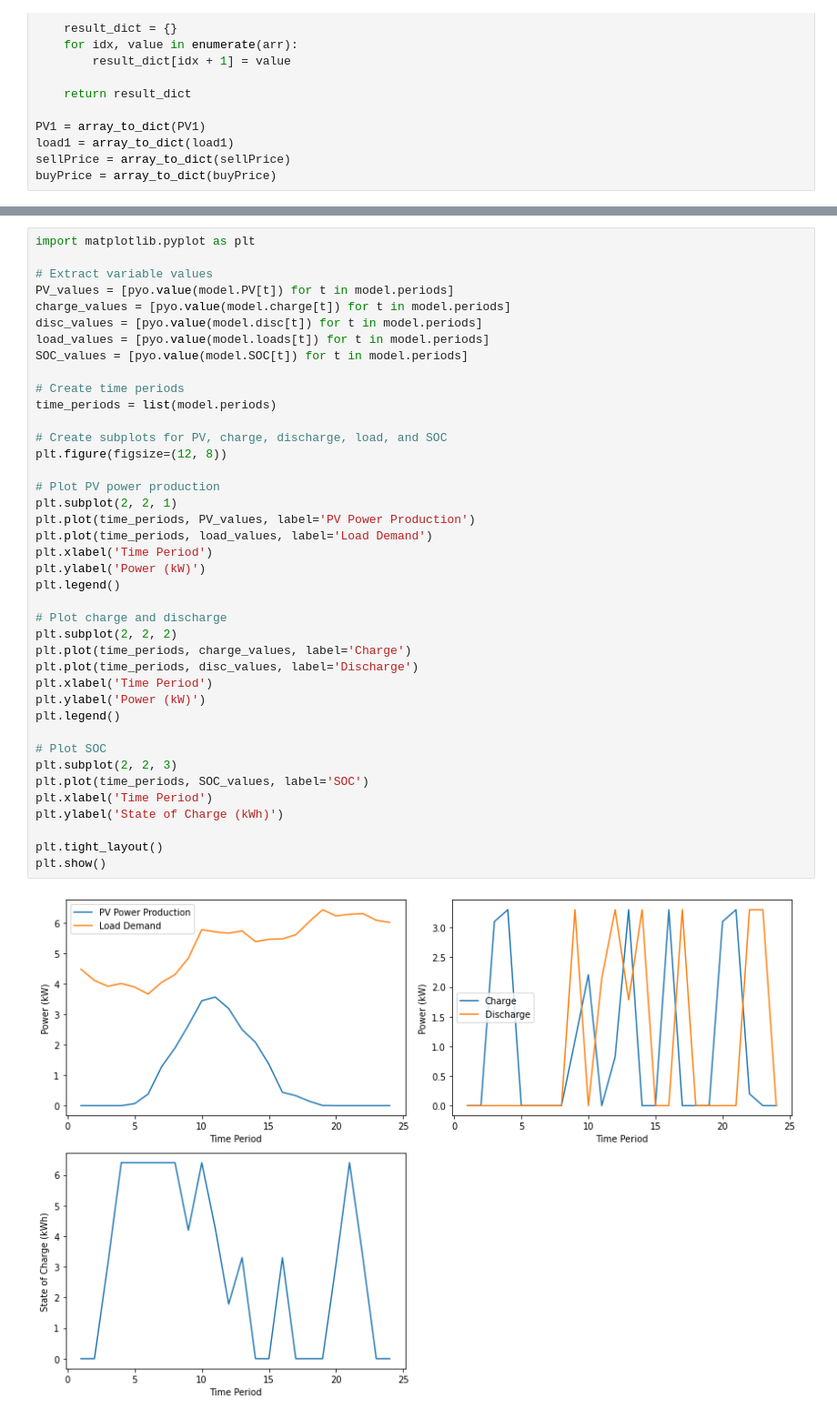
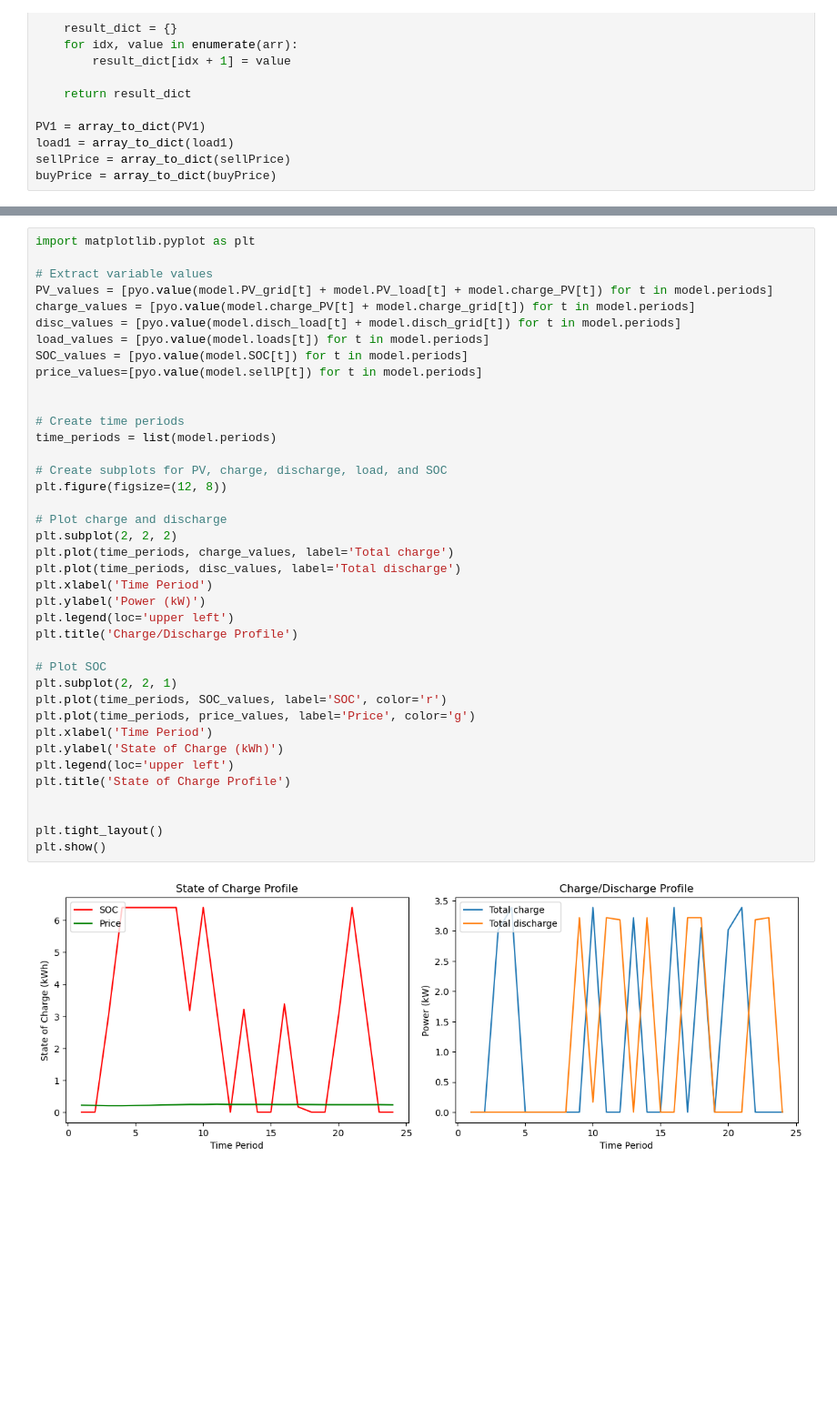
Before and after one commit to BenjaminTro/Cineldi, a Jupyter notebook: Task3_testing.ipynb, the cells around one changed output, grey strips where cells are left out. Shown: that part at 91% size. Cells and saved outputs as stored; diff of their text form; blank space fills up the shorter version.

```diff
--- a/Task3_testing.ipynb
+++ b/Task3_testing.ipynb
@@ -118,42 +144,41 @@ Objective Value: 22.868486779999998
 # %%
 import matplotlib.pyplot as plt
 
 # Extract variable values
-PV_values = [pyo.value(model.PV[t]) for t in model.periods]
-charge_values = [pyo.value(model.charge[t]) for t in model.periods]
-disc_values = [pyo.value(model.disc[t]) for t in model.periods]
+PV_values = [pyo.value(model.PV_grid[t] + model.PV_load[t] + model.charge_PV[t]) for t in model.periods]
+charge_values = [pyo.value(model.charge_PV[t] + model.charge_grid[t]) for t in model.periods]
+disc_values = [pyo.value(model.disch_load[t] + model.disch_grid[t]) for t in model.periods]
 load_values = [pyo.value(model.loads[t]) for t in model.periods]
 SOC_values = [pyo.value(model.SOC[t]) for t in model.periods]
+price_values=[pyo.value(model.sellP[t]) for t in model.periods]
+
 
 # Create time periods
 time_periods = list(model.periods)
 
 # Create subplots for PV, charge, discharge, load, and SOC
 plt.figure(figsize=(12, 8))
 
-# Plot PV power production
-plt.subplot(2, 2, 1)
-plt.plot(time_periods, PV_values, label='PV Power Production')
-plt.plot(time_periods, load_values, label='Load Demand')
+# Plot charge and discharge
+plt.subplot(2, 2, 2)
+plt.plot(time_periods, charge_values, label='Total charge')
+plt.plot(time_periods, disc_values, label='Total discharge')
 plt.xlabel('Time Period')
 plt.ylabel('Power (kW)')
-plt.legend()
-
-# Plot charge and discharge
-plt.subplot(2, 2, 2)
-plt.plot(time_periods, charge_values, label='Charge')
-plt.plot(time_periods, disc_values, label='Discharge')
-plt.xlabel('Time Period')
-plt.ylabel('Power (kW)')
-plt.legend()
+plt.legend(loc='upper left')
+plt.title('Charge/Discharge Profile')
 
 # Plot SOC
-plt.subplot(2, 2, 3)
-plt.plot(time_periods, SOC_values, label='SOC')
+plt.subplot(2, 2, 1)
+plt.plot(time_periods, SOC_values, label='SOC', color='r')
+plt.plot(time_periods, price_values, label='Price', color='g')
 plt.xlabel('Time Period')
 plt.ylabel('State of Charge (kWh)')
+plt.legend(loc='upper left')
+plt.title('State of Charge Profile')
+
 
 plt.tight_layout()
 plt.show()
 # %% [output]
-[figure, old version]
+[figure, new version]
```
Also changed, not shown: parts of 9 cells of this notebook.
